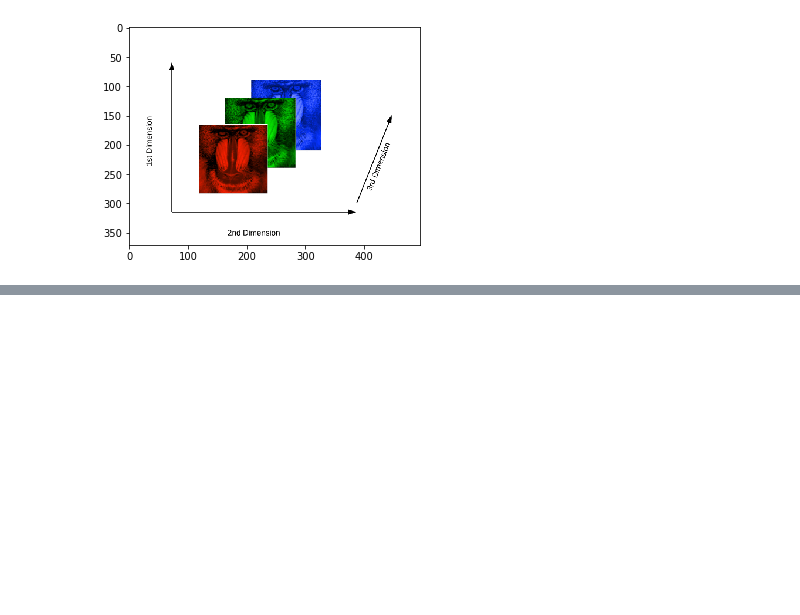
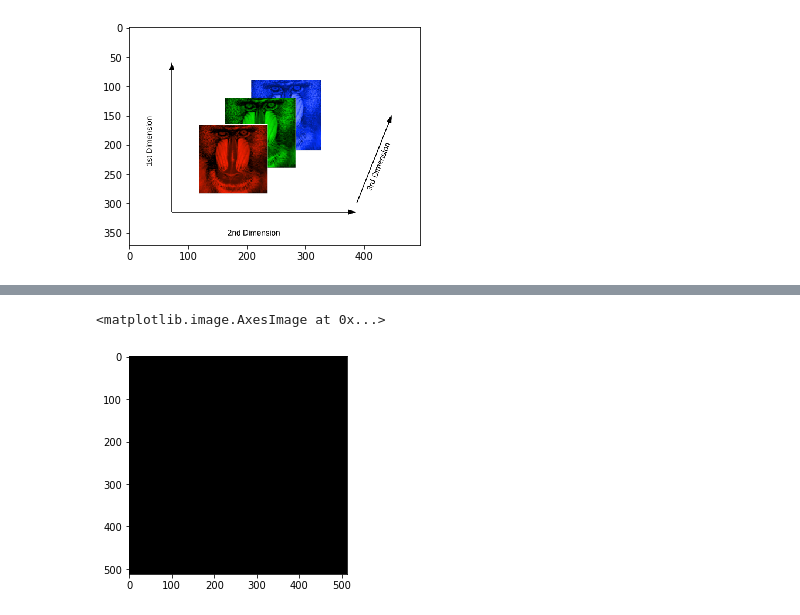
Before and after one commit to ClaudiaCruz-16/IA-CLASE-M5, a Jupyter notebook: Practicafundamentos.ipynb, the cells around one changed output, grey strips where cells are left out. Saved outputs shown, nothing was run; the diff lists cells and outputs as text; code cells hidden in the pictures; blank space fills up the shorter version.

```diff
--- a/Practicafundamentos.ipynb
+++ b/Practicafundamentos.ipynb
@@ -77,0 +131,6 @@ plt.show()
+# %%
+# Muestra la imagen en negro.
+plt.imshow(image_blank)
+# %% [output]
+<matplotlib.image.AxesImage at 0x...>
+[figure, added]
```
Also changed, not shown: parts of 44 cells of this notebook, 4 other files.
